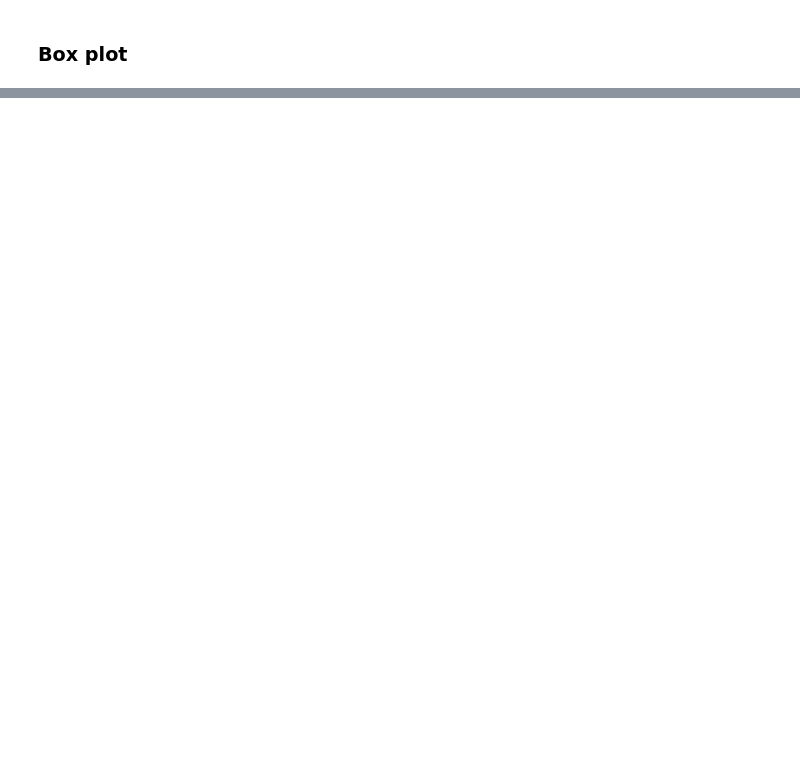
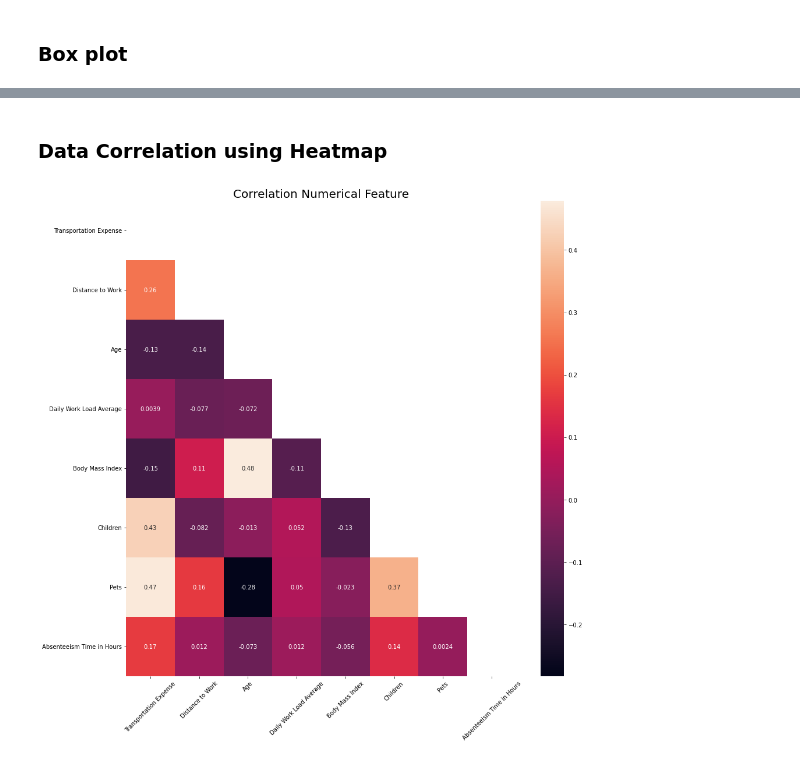
Before and after one commit to vivekkum-ar/Employee-Absenteesim-Case-Study, a Jupyter notebook: Employee-Absenteesim-Case-Study.ipynb, the cells around one changed output, grey strips where cells are left out. Saved outputs shown, nothing was run; the diff lists cells and outputs as text; code cells hidden in the pictures; blank space fills up the shorter version.

```diff
--- a/Employee-Absenteesim-Case-Study.ipynb
+++ b/Employee-Absenteesim-Case-Study.ipynb
@@ -195,0 +202,13 @@ for i in numeric_list:
+# %% [markdown]
+### Data Correlation using Heatmap
+# %%
+plt.figure(figsize=(15,15))
+#Masking
+mask = np.triu(np.ones_like(df[numeric_list].corr()))
+sns.heatmap(df[numeric_list].corr("spearman"),annot=True,mask=mask)
+plt.title("Correlation Numerical Feature",fontsize=20)
+plt.tick_params(labelsize=10,rotation=0)
+plt.xticks(rotation=45)
+plt.show()
+# %% [output]
+[figure, added]
```
Also changed, not shown: parts of 2 cells of this notebook.
